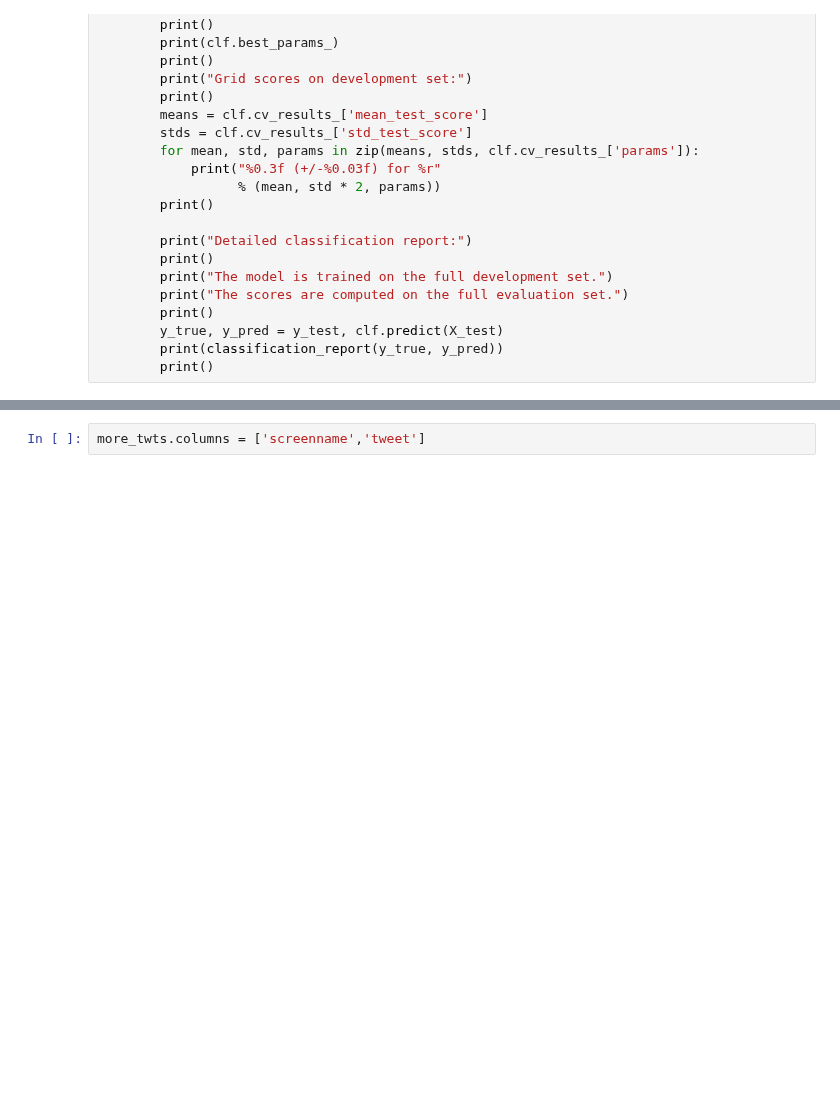
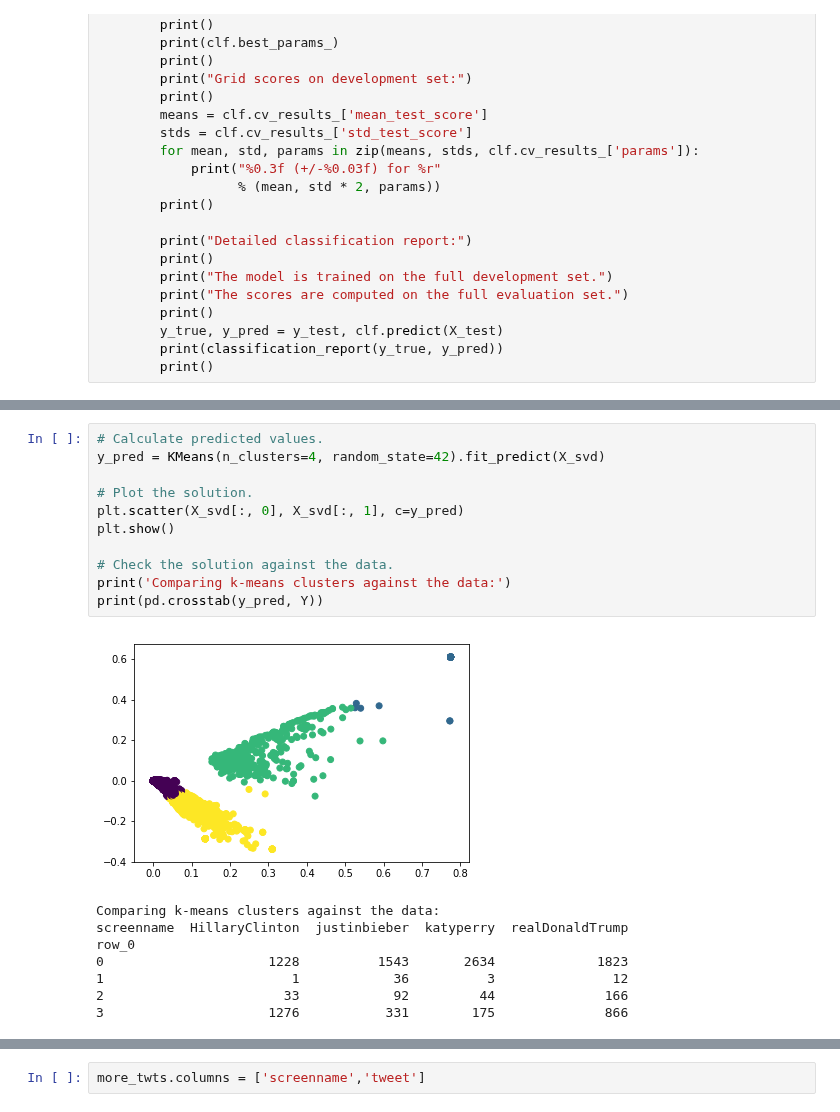
Before and after one commit to jlinGG/Thinkful-DS-Bootcamp, a Jupyter notebook: Twitter-Classifier.ipynb, the cells around one changed output, grey strips where cells are left out. Drawn from its saved outputs; the diff is of its cells as text; blank space fills up the shorter version.

```diff
--- a/Twitter-Classifier.ipynb
+++ b/Twitter-Classifier.ipynb
@@ -867,0 +735,20 @@ We do need are larger corpus when using word2vec.  So first, let's generate more
+# %%
+# Calculate predicted values.
+y_pred = KMeans(n_clusters=4, random_state=42).fit_predict(X_svd)
+
+# Plot the solution.
+plt.scatter(X_svd[:, 0], X_svd[:, 1], c=y_pred)
+plt.show()
+
+# Check the solution against the data.
+print('Comparing k-means clusters against the data:')
+print(pd.crosstab(y_pred, Y))
+# %% [output]
+[figure, added]
+Comparing k-means clusters against the data:
+screenname  HillaryClinton  justinbieber  katyperry  realDonaldTrump
+row_0
+0                     1228          1543       2634             1823
+1                        1            36          3               12
+2                       33            92         44              166
+3                     1276           331        175              866
```
Also changed, not shown: parts of 121 cells of this notebook.
